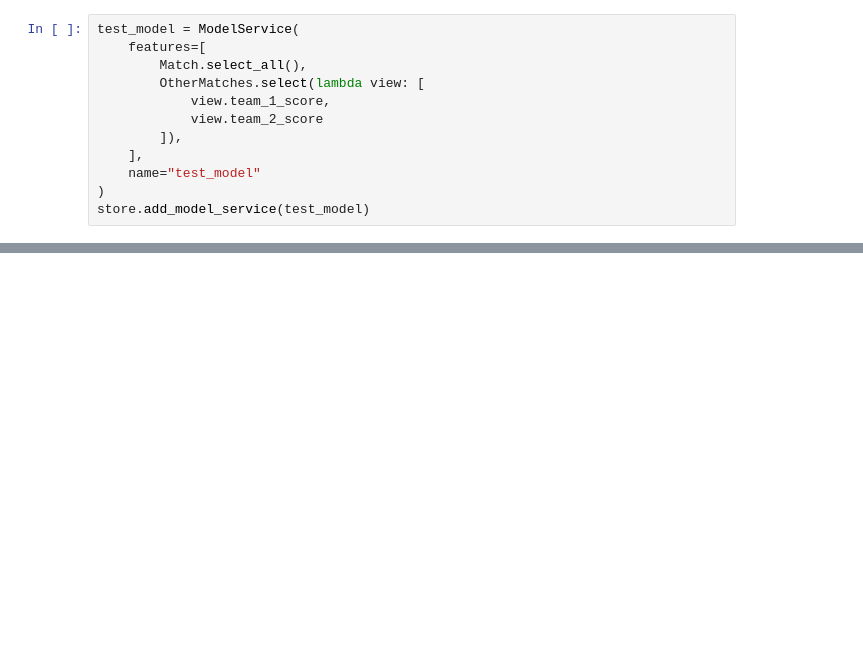
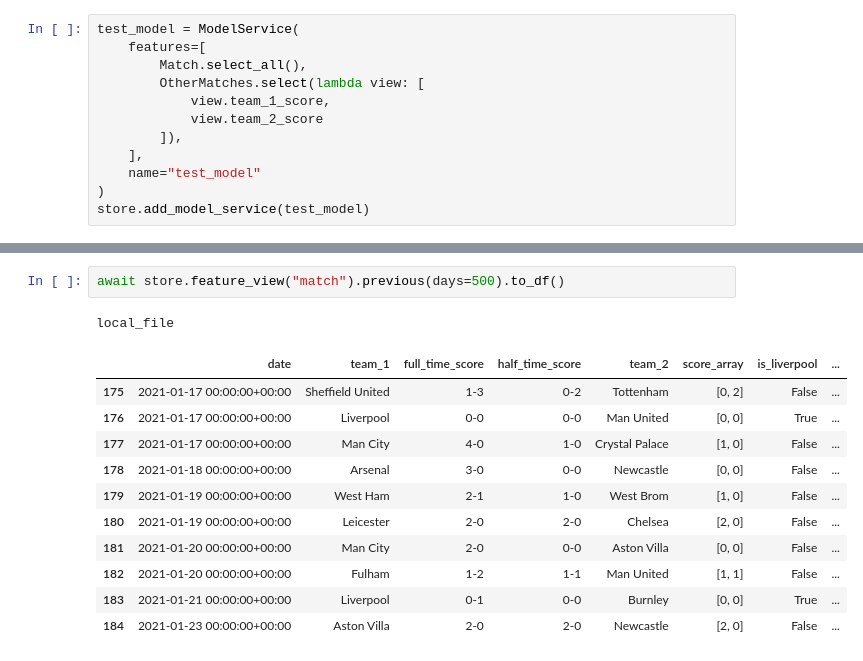
Before and after one commit to MatsMoll/aligned, a Jupyter notebook: example/local_file.ipynb, the cells around one changed output, grey strips where cells are left out. Cells and saved outputs as stored; diff of their text form; blank space fills up the shorter version.

```diff
--- a/example/local_file.ipynb
+++ b/example/local_file.ipynb
@@ -189,0 +190,15 @@ await store.model("test_model").features_for({
+# %%
+await store.feature_view("match").previous(days=500).to_df()
+# %% [output]
+local_file
+|  | date | team_1 | full_time_score | half_time_score | team_2 | score_array | is_liverpool | ... |
+| 175 | 2021-01-17 00:00:00+00:00 | Sheffield United | 1-3 | 0-2 | Tottenham | [0, 2] | False | ... |
+| 176 | 2021-01-17 00:00:00+00:00 | Liverpool | 0-0 | 0-0 | Man United | [0, 0] | True | ... |
+| 177 | 2021-01-17 00:00:00+00:00 | Man City | 4-0 | 1-0 | Crystal Palace | [1, 0] | False | ... |
+| 178 | 2021-01-18 00:00:00+00:00 | Arsenal | 3-0 | 0-0 | Newcastle | [0, 0] | False | ... |
+| 179 | 2021-01-19 00:00:00+00:00 | West Ham | 2-1 | 1-0 | West Brom | [1, 0] | False | ... |
+| 180 | 2021-01-19 00:00:00+00:00 | Leicester | 2-0 | 2-0 | Chelsea | [2, 0] | False | ... |
+| 181 | 2021-01-20 00:00:00+00:00 | Man City | 2-0 | 0-0 | Aston Villa | [0, 0] | False | ... |
+| 182 | 2021-01-20 00:00:00+00:00 | Fulham | 1-2 | 1-1 | Man United | [1, 1] | False | ... |
+| 183 | 2021-01-21 00:00:00+00:00 | Liverpool | 0-1 | 0-0 | Burnley | [0, 0] | True | ... |
+| 184 | 2021-01-23 00:00:00+00:00 | Aston Villa | 2-0 | 2-0 | Newcastle | [2, 0] | False | ... |
```
Also changed, not shown: parts of 4 cells of this notebook, 45 other files.
